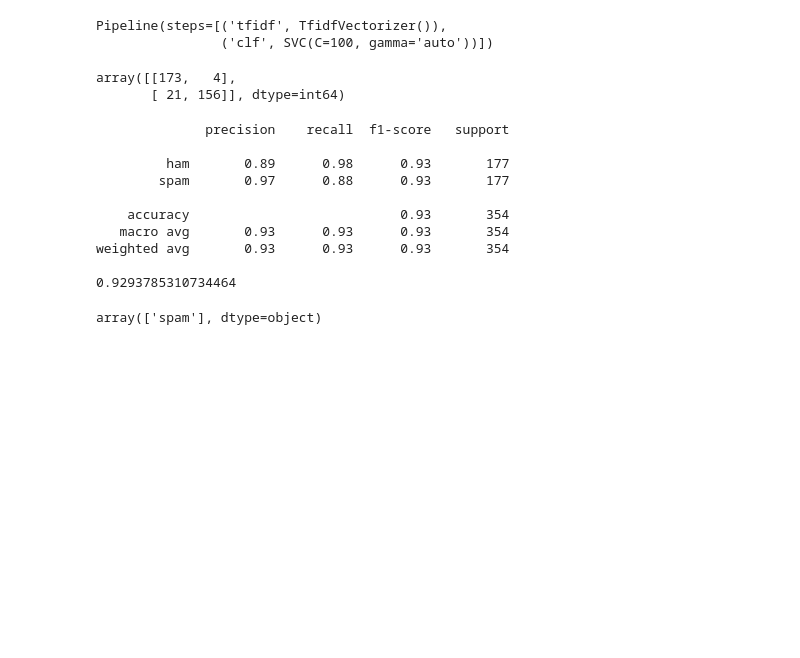
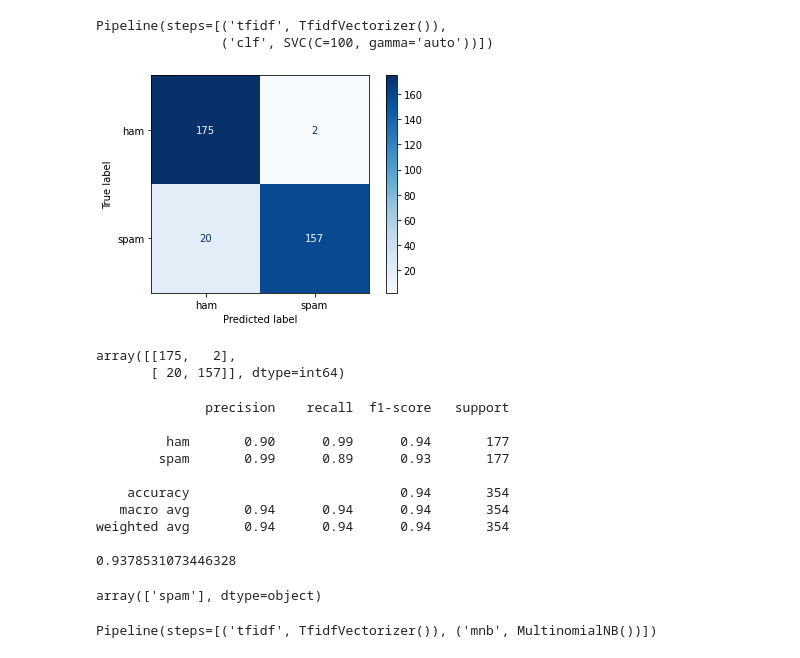
Before and after one commit to burakcimtay/Sms_Spam_Detection, a Jupyter notebook: sms_spam.ipynb, the cells around one changed output. Drawn from its saved outputs; the diff is of its cells as text; code cells hidden in the pictures; blank space fills up the shorter version.

```diff
--- a/sms_spam.ipynb
+++ b/sms_spam.ipynb
@@ -153,8 +148,6 @@ array(['spam'], dtype=object)
 ### SVM
 # %%
 clf_svm = Pipeline([("tfidf", TfidfVectorizer()), ("clf", SVC(C=100, gamma="auto"))])
-# %%
-X_train, X_test, y_train, y_test = train_test_split(data["v2"], data["v1"], test_size=0.3, random_state=0, shuffle=True, stratify=data["v1"])
 # %%
 clf_svm.fit(X_train, y_train)
 # %% [output]
@@ -162,25 +155,28 @@ Pipeline(steps=[('tfidf', TfidfVectorizer()),
                 ('clf', SVC(C=100, gamma='auto'))])
 # %%
 y_pred = clf_svm.predict(X_test)
-# %%
-confusion_matrix(y_test, y_pred)
-# %% [output]
-array([[173,   4],
-       [ 21, 156]], dtype=int64)
+# %%
+plot_confusion_matrix(clf_svm, X_test, y_test, cmap=plt.cm.Blues)
+plt.show()
+confusion_matrix(y_test, y_pred)
+# %% [output]
+[figure, added]
+array([[175,   2],
+       [ 20, 157]], dtype=int64)
 # %%
 print(classification_report(y_test, y_pred))
 print(accuracy_score(y_test, y_pred))
 # %% [output]
               precision    recall  f1-score   support
 
-         ham       0.89      0.98      0.93       177
-        spam       0.97      0.88      0.93       177
+         ham       0.90      0.99      0.94       177
+        spam       0.99      0.89      0.93       177
 
-    accuracy                           0.93       354
-   macro avg       0.93      0.93      0.93       354
-weighted avg       0.93      0.93      0.93       354
+    accuracy                           0.94       354
+   macro avg       0.94      0.94      0.94       354
+weighted avg       0.94      0.94      0.94       354
 
-0.9293785310734464
+0.9378531073446328
 # %%
 clf_svm.predict(["You have won a free ticket for USA. Text to 123456"])
 # %% [output]
@@ -187,0 +186,7 @@ array(['spam'], dtype=object)
+# %%
+from sklearn.naive_bayes import MultinomialNB
+
+clf_mnb= Pipeline([("tfidf", TfidfVectorizer()), ("mnb", MultinomialNB())])
+clf_mnb.fit(X_train, y_train)
+# %% [output]
+Pipeline(steps=[('tfidf', TfidfVectorizer()), ('mnb', MultinomialNB())])
```
Also changed, not shown: parts of 12 cells of this notebook.
